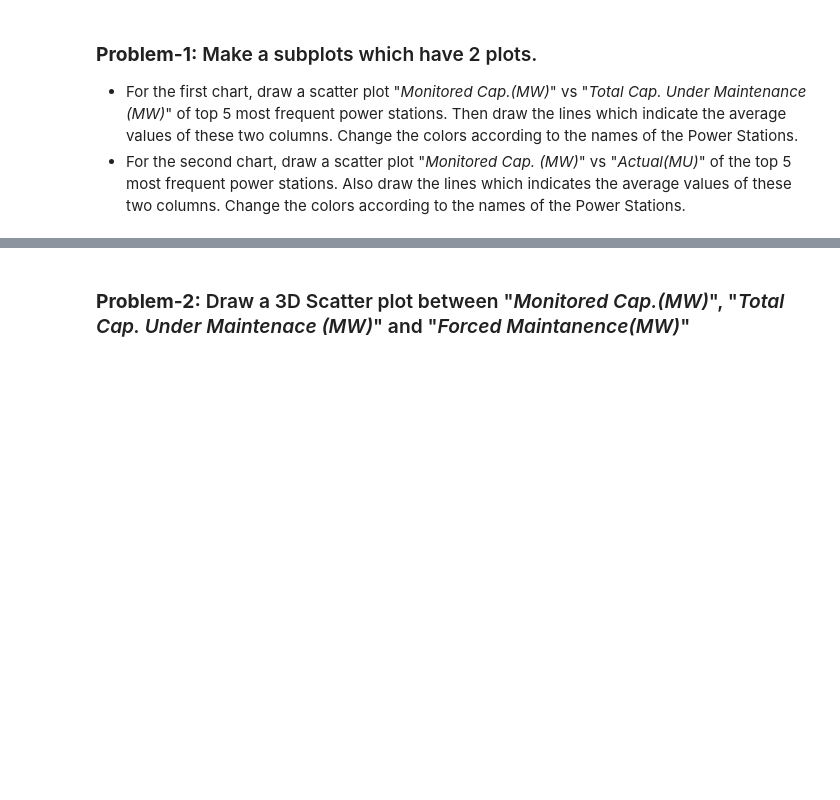
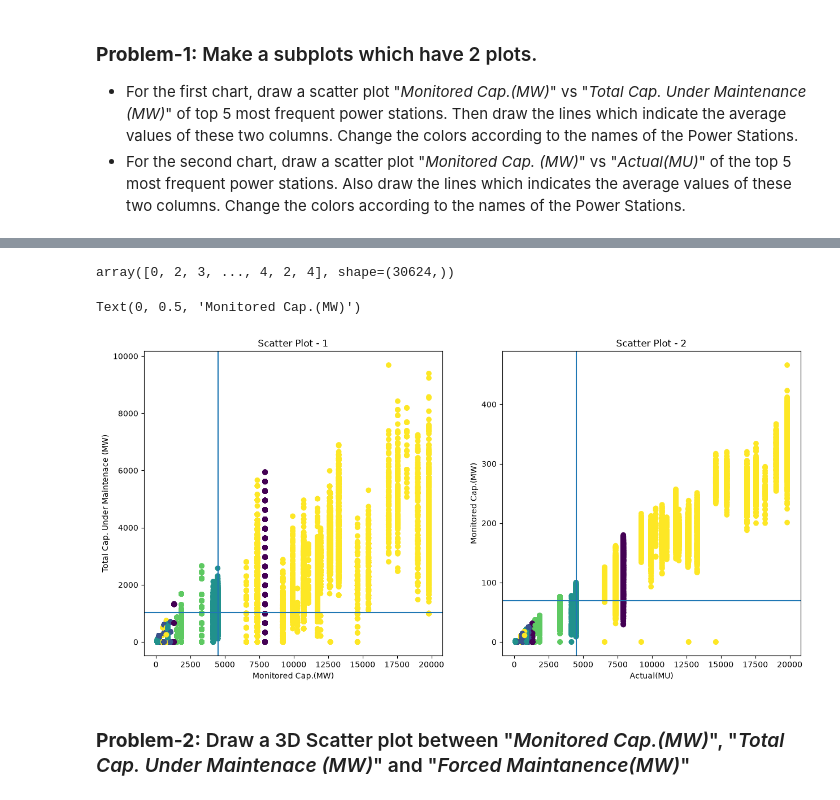
Before and after one commit to DrishtiSharma7/DSMP, a Jupyter notebook: MATPLOTLIB/Task/Task 24.ipynb, the cells around one changed output, grey strips where cells are left out. Cells and saved outputs as stored; diff of their text form; code cells hidden in the pictures; blank space fills up the shorter version.

```diff
--- a/MATPLOTLIB/Task/Task 24.ipynb
+++ b/MATPLOTLIB/Task/Task 24.ipynb
@@ -31,0 +20,4 @@ ImportError: dlopen(/opt/homebrew/lib/python3.10/site-packages/scipy/sparse/lina
+# %%
+# code here
+df = pd.read_csv('PowerGeneration.csv')
+df.head(10)
@@ -32,2 +36,34 @@ ImportError: dlopen(/opt/homebrew/lib/python3.10/site-packages/scipy/sparse/lina
+# %%
+temp_df = df[df['Power Station'].isin(df['Power Station'].value_counts().index[:5])]
+encoder = LabelEncoder()
+encoder.fit_transform(temp_df['Power Station'])
+# %% [output]
+array([0, 2, 3, ..., 4, 2, 4], shape=(30624,))
+# %%
+fig, ax = plt.subplots(nrows = 1, ncols = 2, figsize = (15, 7))
+ax[0].scatter(
+    x = temp_df['Monitored Cap.(MW)'],
+    y = temp_df['Total Cap. Under Maintenace (MW)'],
+    c = encoder.fit_transform(temp_df['Power Station'])
+)
+ax[0].axhline(temp_df['Total Cap. Under Maintenace (MW)'].mean())
+ax[0].axvline(temp_df['Monitored Cap.(MW)'].mean())
+ax[0].set_title("Scatter Plot - 1")
+ax[0].set_xlabel('Monitored Cap.(MW)')
+ax[0].set_ylabel('Total Cap. Under Maintenace (MW)')
+
+ax[1].scatter(
+    x = temp_df['Monitored Cap.(MW)'],
+    y = temp_df['Actual(MU)'],
+    c = encoder.fit_transform(temp_df['Power Station'])
+)
+ax[1].axhline(temp_df['Actual(MU)'].mean())
+ax[1].axvline(temp_df['Monitored Cap.(MW)'].mean())
+ax[1].set_title("Scatter Plot - 2")
+ax[1].set_xlabel('Actual(MU)')
+ax[1].set_ylabel('Monitored Cap.(MW)')
+# %% [output]
+Text(0, 0.5, 'Monitored Cap.(MW)')
+[figure, added]
 # %% [markdown]
 ### **Problem-2:** Draw a 3D Scatter plot between "*Monitored Cap.(MW)*", "*Total Cap. Under Maintenace (MW)*" and "*Forced Maintanence(MW)*"
```
Also changed, not shown: parts of 23 cells of this notebook, 2 other files.
